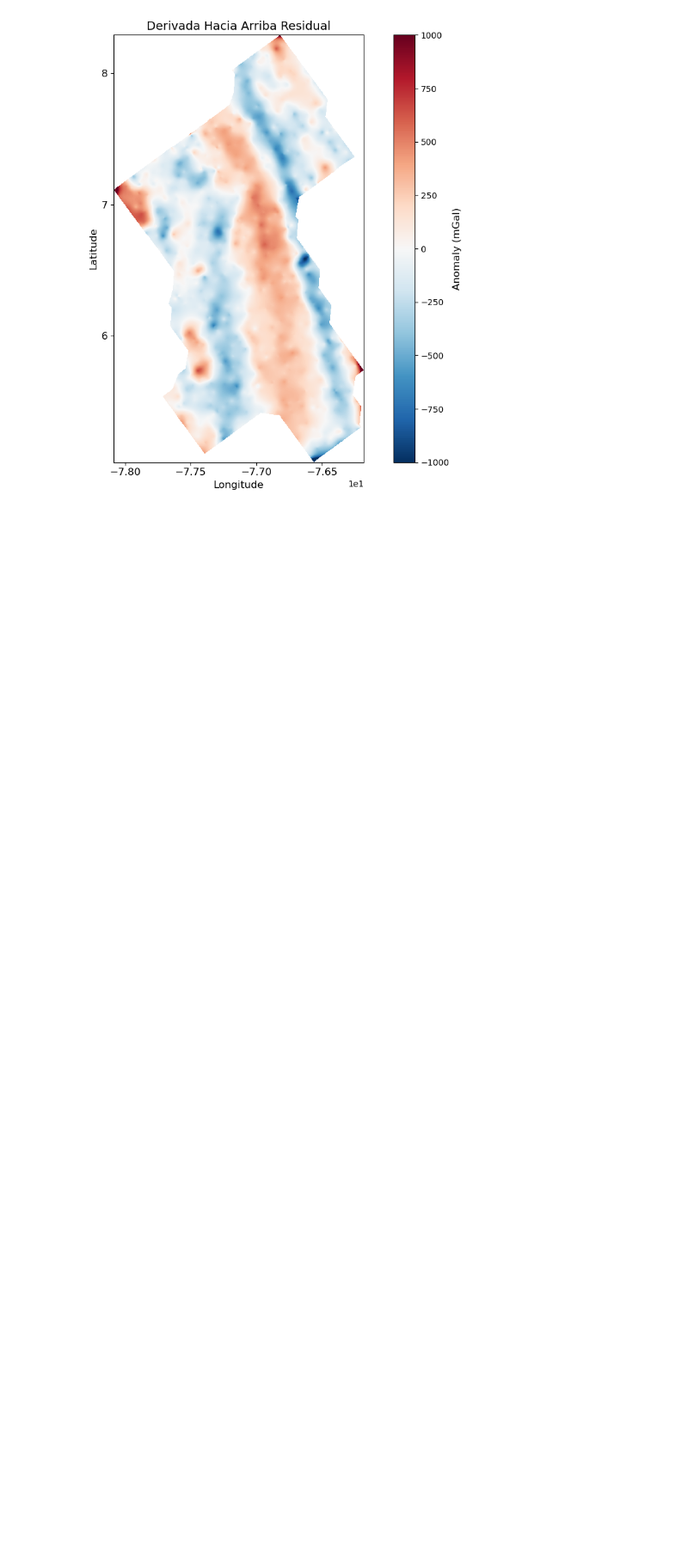
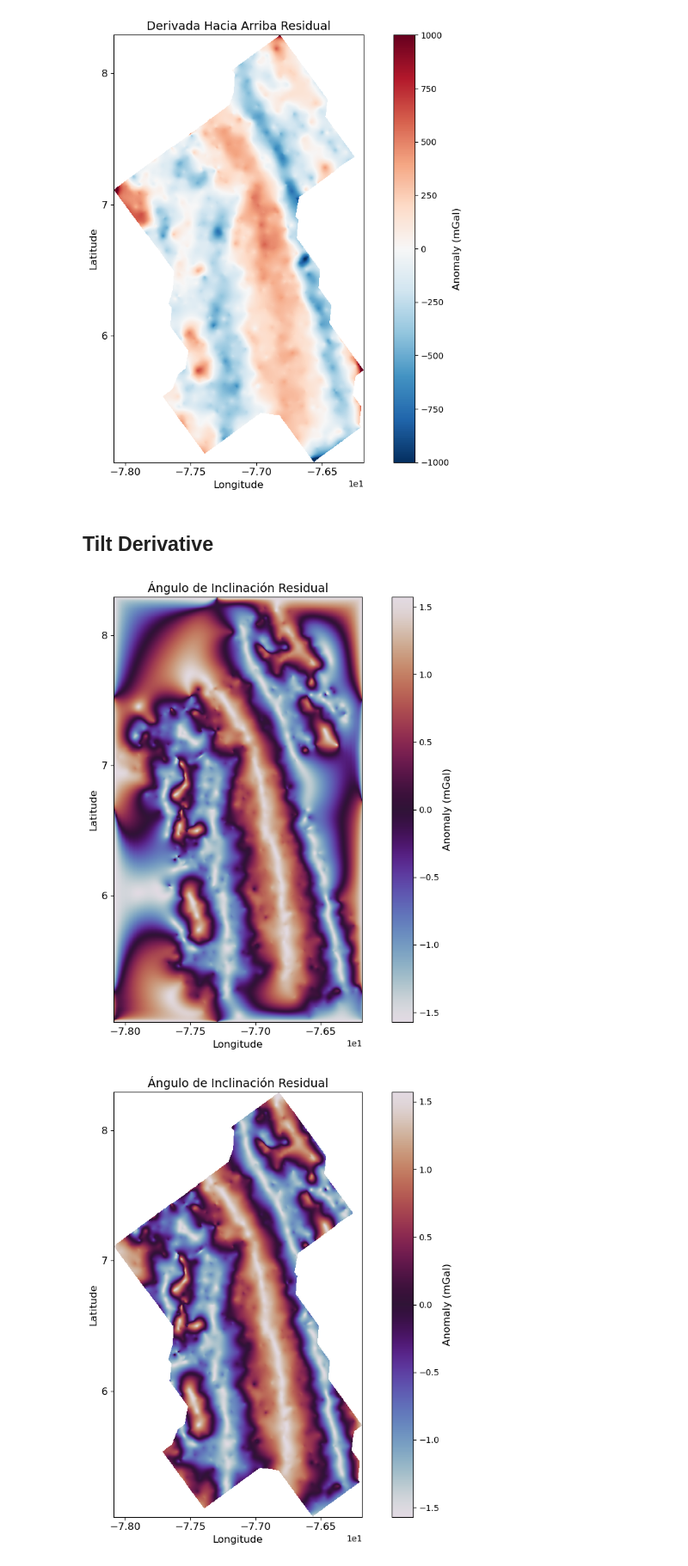
Before and after one commit to AppliedMechanics-EAFIT/lineament_detection, a Jupyter notebook: notebooks/enhancement/gravity_data.ipynb, the cells around one changed output. Shown at 86% size. Saved outputs shown, nothing was run; the diff lists cells and outputs as text; code cells hidden in the pictures; blank space fills up the shorter version.

Commit message:
Update gravity_data.ipynb
Geophysical attribute: Tilt Angle

```diff
--- a/notebooks/enhancement/gravity_data.ipynb
+++ b/notebooks/enhancement/gravity_data.ipynb
@@ -334,3 +334,31 @@ raster_plotting.plot_raster_data(deriv_upward_masked.easting, deriv_upward_maske
 # %% [output]
 [figure]
 [figure]
+# %% [markdown]
+## Tilt Derivative
+# %%
+residual_grid = residual_grid.sortby(['easting', 'northing'])
+# %%
+mask_nan = np.isnan(residual_grid.BOU_residual.values)
+
+mean_value = np.nanmean(residual_grid.BOU_residual.values)
+data_temp = residual_grid.BOU_residual.fillna(mean_value)
+
+tilt_angle = hm.tilt_angle(data_temp)
+
+tilt_angle.values[mask_nan] = np.nan
+tilt_angle;
+# %%
+tilt_angle_rio = tilt_angle.rio.write_crs("EPSG:4326")
+tilt_angle_rio = tilt_angle_rio.rio.set_spatial_dims(x_dim='easting', y_dim='northing')
+tilt_angle_masked = tilt_angle_rio.rio.clip(gdf_mask.geometry,
+    gdf_mask.crs,
+    drop=True,
+    invert=False
+)
+# %%
+raster_plotting.plot_raster_data(tilt_angle.easting, tilt_angle.northing, tilt_angle.values, data_type='GA', title ='Ángulo de Inclinación Residual', cmap='twilight', sampling=1)
+raster_plotting.plot_raster_data(tilt_angle_masked.easting, tilt_angle_masked.northing, tilt_angle_masked.values, data_type='GA', title ='Ángulo de Inclinación Residual', cmap='twilight', sampling=1)
+# %% [output]
+[figure, added]
+[figure, added]
```
